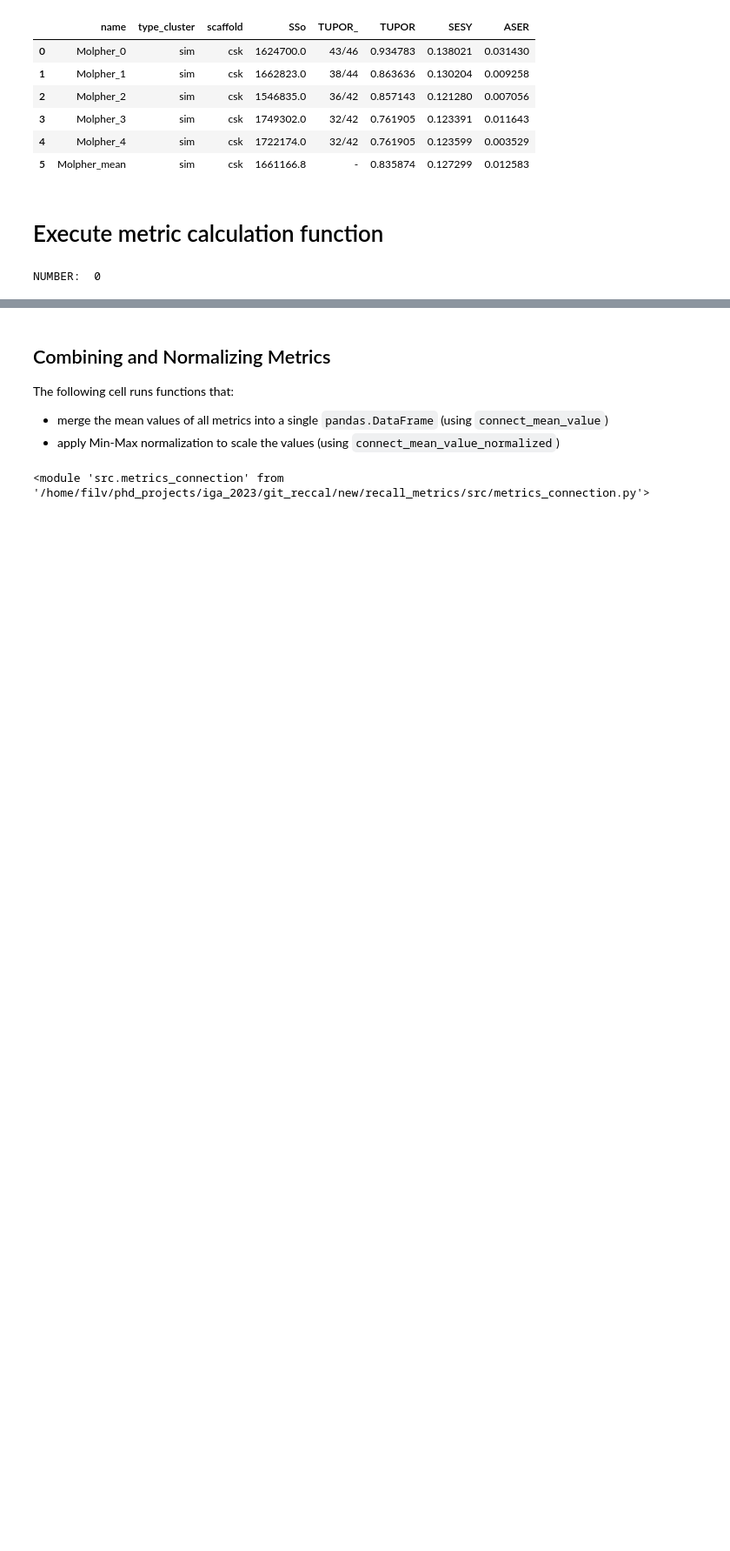
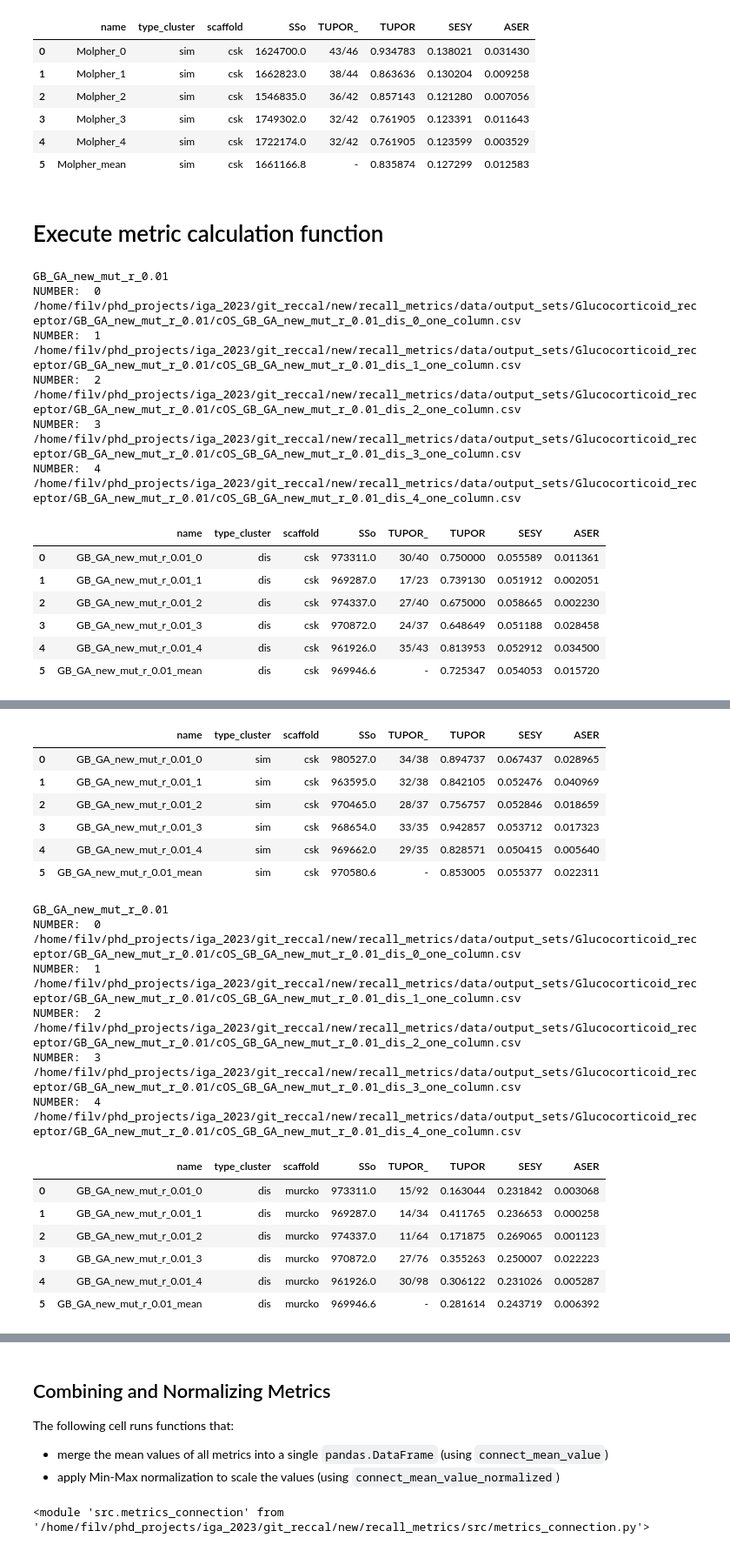
Before and after one commit to filvaleriia/scaffold-based-metrics, a Jupyter notebook: calculate_the_metrics.ipynb, the cells around one changed output, grey strips where cells are left out. Shown: that part at 87% size. Cells and saved outputs as stored; diff of their text form; code cells hidden in the pictures; blank space fills up the shorter version.

```diff
--- a/calculate_the_metrics.ipynb
+++ b/calculate_the_metrics.ipynb
@@ -159,25 +159,44 @@ NUMBER:  4
 # %% [markdown]
 # Execute metric calculation function
 # %%
-for receptor in ['Leukocyte_elastase']:
+for receptor in ['Glucocorticoid_receptor']:
     for type_scaffold in ['csk','murcko']:
         for type_cluster in ['dis','sim']:
-            for subset in ['','_500k', '_250k', '_125k', '_62.5k']:
+            #for subset in ['','_500k', '_250k', '_125k', '_62.5k']:
+            for subset in ['']:
                 ncpus = 10
 
                 # Define generator names with different epsilon values
                 generators_name_list = [
-                    f"Molpher{subset}",
-                    f"REINVENT{subset}",
-                    f"DrugEx_GT_epsilon_0.1{subset}",
-                    f"DrugEx_GT_epsilon_0.6{subset}",
-                    f"DrugEx_RNN_epsilon_0.1{subset}",
-                    f"DrugEx_RNN_epsilon_0.6{subset}",
-                    f"GB_GA_mut_r_0.01{subset}",
-                    f"GB_GA_mut_r_0.5{subset}",
-                    f"addcarbon{subset}"
+                    #f"Molpher{subset}",
+                    #f"REINVENT{subset}",
+                    #f"DrugEx_GT_epsilon_0.1{subset}",
+                    #f"DrugEx_GT_epsilon_0.6{subset}",
+                    #f"DrugEx_RNN_epsilon_0.1{subset}",
+                    #f"DrugEx_RNN_epsilon_0.6{subset}",
+                    f"GB_GA_new_mut_r_0.01{subset}",
+                    #f"GB_GA_mut_r_0.5{subset}",
+                    #f"addcarbon{subset}"
                 ]
                 for generator in generators_name_list:
+                    print(generator)
                     calculate_metrics(type_cluster,type_scaffold,generator,receptor,ncpus = ncpus)
 # %% [output]
+GB_GA_new_mut_r_0.01
 NUMBER:  0
+/home/filv/phd_projects/iga_2023/git_reccal/new/recall_metrics/data/output_sets/Glucocorticoid_receptor/GB_GA_new_mut_r_0.01/cOS_GB_GA_new_mut_r_0.01_dis_0_one_column.csv
+NUMBER:  1
+/home/filv/phd_projects/iga_2023/git_reccal/new/recall_metrics/data/output_sets/Glucocorticoid_receptor/GB_GA_new_mut_r_0.01/cOS_GB_GA_new_mut_r_0.01_dis_1_one_column.csv
+NUMBER:  2
+/home/filv/phd_projects/iga_2023/git_reccal/new/recall_metrics/data/output_sets/Glucocorticoid_receptor/GB_GA_new_mut_r_0.01/cOS_GB_GA_new_mut_r_0.01_dis_2_one_column.csv
+NUMBER:  3
+/home/filv/phd_projects/iga_2023/git_reccal/new/recall_metrics/data/output_sets/Glucocorticoid_receptor/GB_GA_new_mut_r_0.01/cOS_GB_GA_new_mut_r_0.01_dis_3_one_column.csv
+NUMBER:  4
+/home/filv/phd_projects/iga_2023/git_reccal/new/recall_metrics/data/output_sets/Glucocorticoid_receptor/GB_GA_new_mut_r_0.01/cOS_GB_GA_new_mut_r_0.01_dis_4_one_column.csv
+|  | name | type_cluster | scaffold | SSo | TUPOR_ | TUPOR | SESY | ASER |
+| 0 | GB_GA_new_mut_r_0.01_0 | dis | csk | 973311.0 | 30/40 | 0.750000 | 0.055589 | 0.011361 |
+| 1 | GB_GA_new_mut_r_0.01_1 | dis | csk | 969287.0 | 17/23 | 0.739130 | 0.051912 | 0.002051 |
+| 2 | GB_GA_new_mut_r_0.01_2 | dis | csk | 974337.0 | 27/40 | 0.675000 | 0.058665 | 0.002230 |
+| 3 | GB_GA_new_mut_r_0.01_3 | dis | csk | 970872.0 | 24/37 | 0.648649 | 0.051188 | 0.028458 |
+| 4 | GB_GA_new_mut_r_0.01_4 | dis | csk | 961926.0 | 35/43 | 0.813953 | 0.052912 | 0.034500 |
+| 5 | GB_GA_new_mut_r_0.01_mean | dis | csk | 969946.6 | - | 0.725347 | 0.054053 | 0.015720 |
@@ -189,0 +214,25 @@ NUMBER:  0
+|  | name | type_cluster | scaffold | SSo | TUPOR_ | TUPOR | SESY | ASER |
+| 0 | GB_GA_new_mut_r_0.01_0 | sim | csk | 980527.0 | 34/38 | 0.894737 | 0.067437 | 0.028965 |
+| 1 | GB_GA_new_mut_r_0.01_1 | sim | csk | 963595.0 | 32/38 | 0.842105 | 0.052476 | 0.040969 |
+| 2 | GB_GA_new_mut_r_0.01_2 | sim | csk | 970465.0 | 28/37 | 0.756757 | 0.052846 | 0.018659 |
+| 3 | GB_GA_new_mut_r_0.01_3 | sim | csk | 968654.0 | 33/35 | 0.942857 | 0.053712 | 0.017323 |
+| 4 | GB_GA_new_mut_r_0.01_4 | sim | csk | 969662.0 | 29/35 | 0.828571 | 0.050415 | 0.005640 |
+| 5 | GB_GA_new_mut_r_0.01_mean | sim | csk | 970580.6 | - | 0.853005 | 0.055377 | 0.022311 |
+GB_GA_new_mut_r_0.01
+NUMBER:  0
+/home/filv/phd_projects/iga_2023/git_reccal/new/recall_metrics/data/output_sets/Glucocorticoid_receptor/GB_GA_new_mut_r_0.01/cOS_GB_GA_new_mut_r_0.01_dis_0_one_column.csv
+NUMBER:  1
+/home/filv/phd_projects/iga_2023/git_reccal/new/recall_metrics/data/output_sets/Glucocorticoid_receptor/GB_GA_new_mut_r_0.01/cOS_GB_GA_new_mut_r_0.01_dis_1_one_column.csv
+NUMBER:  2
+/home/filv/phd_projects/iga_2023/git_reccal/new/recall_metrics/data/output_sets/Glucocorticoid_receptor/GB_GA_new_mut_r_0.01/cOS_GB_GA_new_mut_r_0.01_dis_2_one_column.csv
+NUMBER:  3
+/home/filv/phd_projects/iga_2023/git_reccal/new/recall_metrics/data/output_sets/Glucocorticoid_receptor/GB_GA_new_mut_r_0.01/cOS_GB_GA_new_mut_r_0.01_dis_3_one_column.csv
+NUMBER:  4
+/home/filv/phd_projects/iga_2023/git_reccal/new/recall_metrics/data/output_sets/Glucocorticoid_receptor/GB_GA_new_mut_r_0.01/cOS_GB_GA_new_mut_r_0.01_dis_4_one_column.csv
+|  | name | type_cluster | scaffold | SSo | TUPOR_ | TUPOR | SESY | ASER |
+| 0 | GB_GA_new_mut_r_0.01_0 | dis | murcko | 973311.0 | 15/92 | 0.163044 | 0.231842 | 0.003068 |
+| 1 | GB_GA_new_mut_r_0.01_1 | dis | murcko | 969287.0 | 14/34 | 0.411765 | 0.236653 | 0.000258 |
+| 2 | GB_GA_new_mut_r_0.01_2 | dis | murcko | 974337.0 | 11/64 | 0.171875 | 0.269065 | 0.001123 |
+| 3 | GB_GA_new_mut_r_0.01_3 | dis | murcko | 970872.0 | 27/76 | 0.355263 | 0.250007 | 0.022223 |
+| 4 | GB_GA_new_mut_r_0.01_4 | dis | murcko | 961926.0 | 30/98 | 0.306122 | 0.231026 | 0.005287 |
+| 5 | GB_GA_new_mut_r_0.01_mean | dis | murcko | 969946.6 | - | 0.281614 | 0.243719 | 0.006392 |
```
Also changed, not shown: parts of 2 cells of this notebook, 2 other files.
